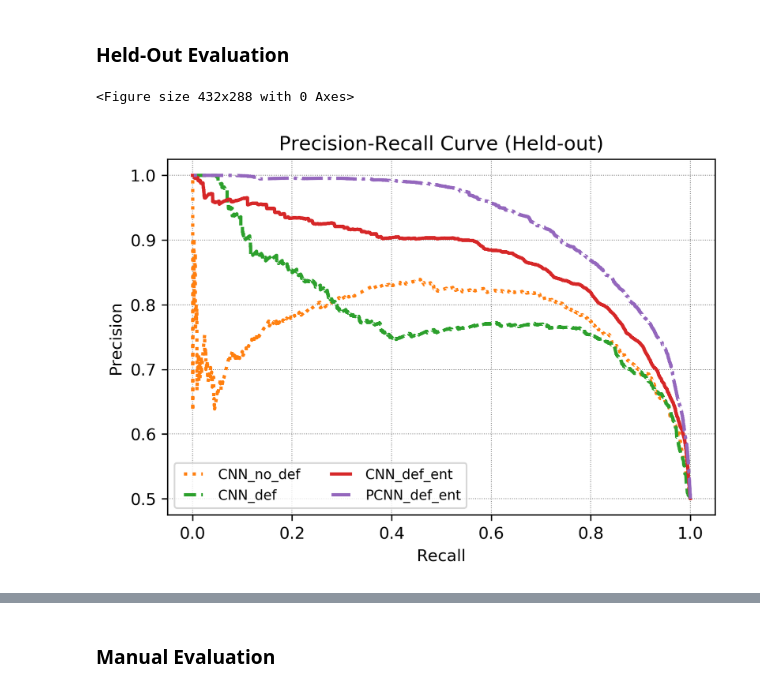
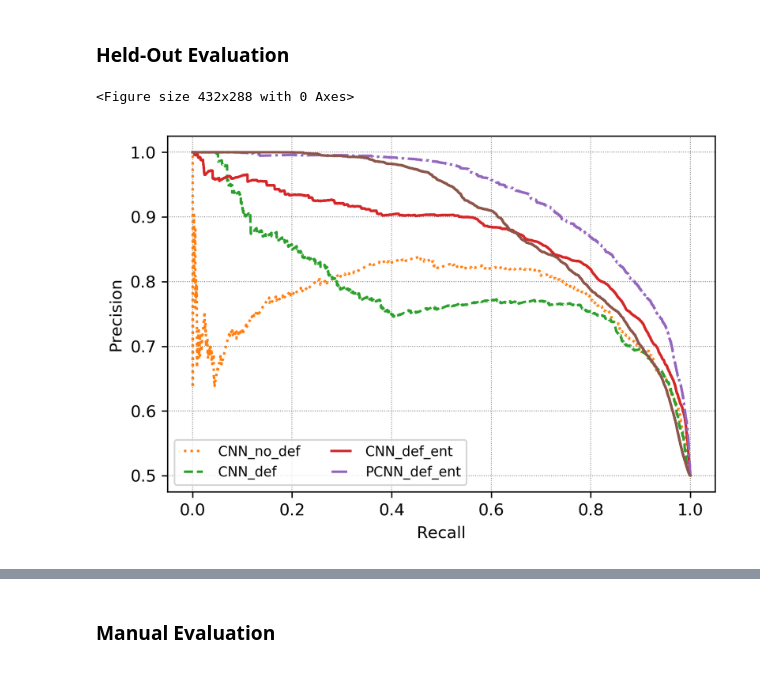
Before and after one commit to rifkiaputri/Relation-Aligner, a Jupyter notebook: plot_results.ipynb, the cells around one changed output, grey strips where cells are left out. Cells and saved outputs as stored; diff of their text form; code cells hidden in the pictures.

```diff
--- a/plot_results.ipynb
+++ b/plot_results.ipynb
@@ -38,25 +38,25 @@ precision_base, recall_base, thresholds_base = precision_recall_curve(label_base
 # %%
 # Plot Precision-Recall curve
 plt.clf()
 plt.figure(dpi=300)
-plt.plot(recall_base, precision_base, lw=2, color='C1', ls=':', label='CNN_no_def')
-plt.plot(recall, precision, lw=2, color='C2', ls='--', label='CNN_def')
-plt.plot(recall_ent, precision_ent, lw=2, color='C3', ls='-', label='CNN_def_ent')
-plt.plot(recall_pcnn_ent, precision_pcnn_ent, lw=2, color='C4', ls='-.', label='PCNN_def_ent')
-# plt.plot(recall_pcnn_att, precision_pcnn_att, lw=2, color='C5', ls='-', label='PCNN_att')
+plt.plot(recall_base, precision_base, color='C1', ls=':', label='CNN_no_def')
+plt.plot(recall, precision, color='C2', ls='--', label='CNN_def')
+plt.plot(recall_ent, precision_ent, color='C3', ls='-', label='CNN_def_ent')
+plt.plot(recall_pcnn_ent, precision_pcnn_ent, color='C4', ls='-.', label='PCNN_def_ent')
+plt.plot(recall_pcnn_att, precision_pcnn_att, color='C5', ls='-', label='PCNN_att')
 
 plt.xlabel('Recall')
 plt.ylabel('Precision')
-plt.title('Precision-Recall Curve (Held-out)')
+# plt.title('Precision-Recall Curve (Held-out)')
 plt.grid(color='grey', lw=0.5, linestyle='dotted')
 # plt.legend(loc='lower left')
 
 plt.legend(loc='best', numpoints=2, ncol=2, fancybox = True,
            fontsize='small', labels=['CNN_no_def', 'CNN_def', 'CNN_def_ent', 'PCNN_def_ent'])
 plt.show()
 # %% [output]
 <Figure size 432x288 with 0 Axes>
-[figure, old version]
+[figure, new version]
 # %%
 average_precision_score(label_base, label_scores_base), average_precision_score(label, label_scores), average_precision_score(label_ent, label_scores_ent), average_precision_score(label_pcnn_ent, label_scores_pcnn_ent), average_precision_score(label_pcnn_att, label_scores_pcnn_att)
 # %% [output]
```
Also changed, not shown: parts of 10 cells of this notebook, 5 other files.
